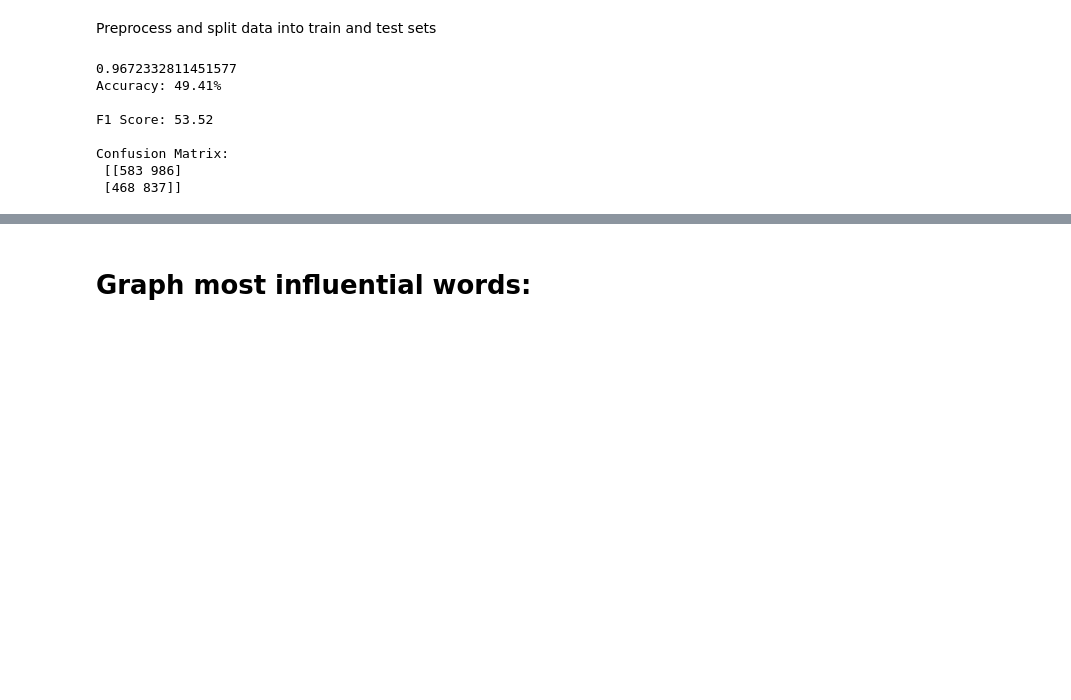
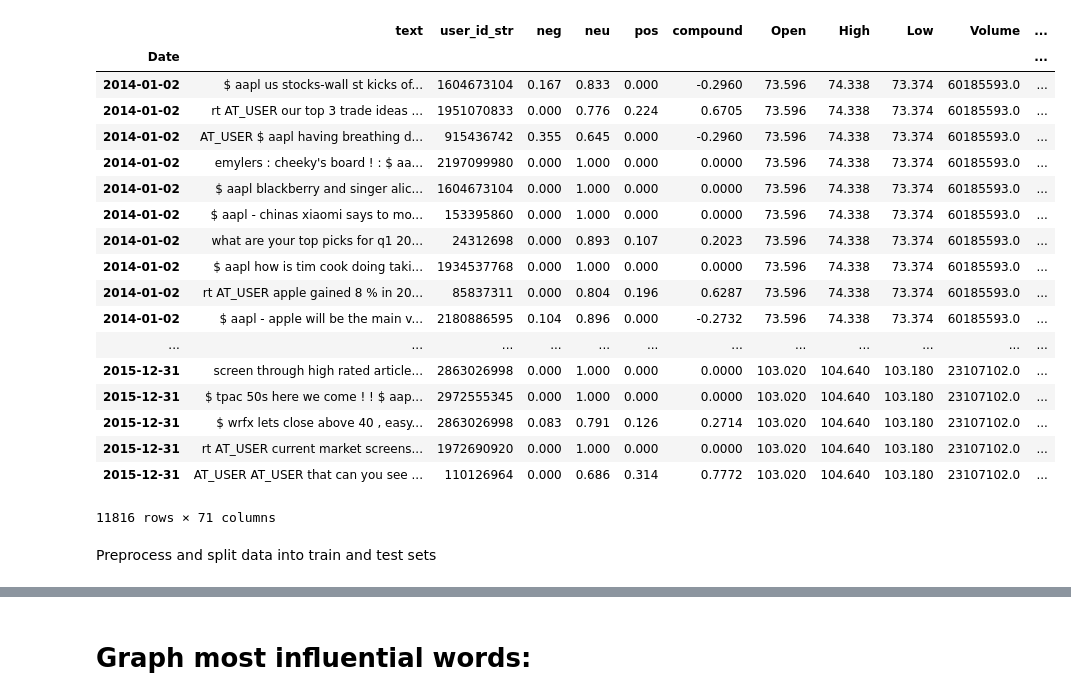
Before and after one commit to tariqrahmani08/CPSC571project, a Jupyter notebook: test-Copy1.ipynb, the cells around one changed output, grey strips where cells are left out. Cells and saved outputs as stored; diff of their text form; code cells hidden in the pictures; blank space fills up the shorter version.

```diff
--- a/test-Copy1.ipynb
+++ b/test-Copy1.ipynb
@@ -54,8 +54,18 @@ mydateparser = lambda x: pd.datetime.strptime(x[:10] + " " + x[-4:], "%a %b %d %
 
 # Read in text data and stock data
 df = pd.read_csv('Data/Tweets/apple_tweets.csv', parse_dates=[1], date_parser=mydateparser)
+# df = pd.read_csv(apple_headlines, parse_dates=[1])
+df = df.set_index(['Date'])
+
+df_new = pd.DataFrame()
+
+for _, group in df.groupby(df.index):
+    n = 50 if len(group) >= 50 else len(group)
+    df_new = pd.concat([df_new, group.sample(n)])
+
+#df = df_new
 df[['neg', 'neu', 'pos', 'compound']] =  df.apply(label_sentiment, axis=1)
-# df = pd.read_csv(apple_headlines, parse_dates=[1])
+
 stock = pd.read_csv('aapl_indicators.us.txt', parse_dates=[0])
 stock['yesterday_close'] = stock['Close'].shift()
 stock['value'] = stock.apply(lambda row: label_stocks(row), axis=1)
@@ -88,4 +98,26 @@ else:
 
 df = df.set_index(['Date'])
 df.sort_index(inplace=True)
+# %%
+df
+# %% [output]
+|  | text | user_id_str | neg | neu | pos | compound | Open | High | Low | Volume | ... |
+| Date |  |  |  |  |  |  |  |  |  |  | ... |
+| 2014-01-02 | $ aapl us stocks-wall st kicks of... | 1604673104 | 0.167 | 0.833 | 0.000 | -0.2960 | 73.596 | 74.338 | 73.374 | 60185593.0 | ... |
+| 2014-01-02 | rt AT_USER our top 3 trade ideas ... | 1951070833 | 0.000 | 0.776 | 0.224 | 0.6705 | 73.596 | 74.338 | 73.374 | 60185593.0 | ... |
+| 2014-01-02 | AT_USER $ aapl having breathing d... | 915436742 | 0.355 | 0.645 | 0.000 | -0.2960 | 73.596 | 74.338 | 73.374 | 60185593.0 | ... |
+| 2014-01-02 | emylers : cheeky's board ! : $ aa... | 2197099980 | 0.000 | 1.000 | 0.000 | 0.0000 | 73.596 | 74.338 | 73.374 | 60185593.0 | ... |
+| 2014-01-02 | $ aapl blackberry and singer alic... | 1604673104 | 0.000 | 1.000 | 0.000 | 0.0000 | 73.596 | 74.338 | 73.374 | 60185593.0 | ... |
+| 2014-01-02 | $ aapl - chinas xiaomi says to mo... | 153395860 | 0.000 | 1.000 | 0.000 | 0.0000 | 73.596 | 74.338 | 73.374 | 60185593.0 | ... |
+| 2014-01-02 | what are your top picks for q1 20... | 24312698 | 0.000 | 0.893 | 0.107 | 0.2023 | 73.596 | 74.338 | 73.374 | 60185593.0 | ... |
+| 2014-01-02 | $ aapl how is tim cook doing taki... | 1934537768 | 0.000 | 1.000 | 0.000 | 0.0000 | 73.596 | 74.338 | 73.374 | 60185593.0 | ... |
+| 2014-01-02 | rt AT_USER apple gained 8 % in 20... | 85837311 | 0.000 | 0.804 | 0.196 | 0.6287 | 73.596 | 74.338 | 73.374 | 60185593.0 | ... |
+| 2014-01-02 | $ aapl - apple will be the main v... | 2180886595 | 0.104 | 0.896 | 0.000 | -0.2732 | 73.596 | 74.338 | 73.374 | 60185593.0 | ... |
+| ... | ... | ... | ... | ... | ... | ... | ... | ... | ... | ... | ... |
+| 2015-12-31 | screen through high rated article... | 2863026998 | 0.000 | 1.000 | 0.000 | 0.0000 | 103.020 | 104.640 | 103.180 | 23107102.0 | ... |
+| 2015-12-31 | $ tpac 50s here we come ! ! $ aap... | 2972555345 | 0.000 | 1.000 | 0.000 | 0.0000 | 103.020 | 104.640 | 103.180 | 23107102.0 | ... |
+| 2015-12-31 | $ wrfx lets close above 40 , easy... | 2863026998 | 0.083 | 0.791 | 0.126 | 0.2714 | 103.020 | 104.640 | 103.180 | 23107102.0 | ... |
+| 2015-12-31 | rt AT_USER current market screens... | 1972690920 | 0.000 | 1.000 | 0.000 | 0.0000 | 103.020 | 104.640 | 103.180 | 23107102.0 | ... |
+| 2015-12-31 | AT_USER AT_USER that can you see ... | 110126964 | 0.000 | 0.686 | 0.314 | 0.7772 | 103.020 | 104.640 | 103.180 | 23107102.0 | ... |
+11816 rows × 71 columns
 # %%
@@ -109,39 +139,6 @@ y = df.loc[:, 'value']
 # Avoid having same days in train and test set
 X_train, y_train = shuffle(X.loc[:'2015-07-26'], y.loc[:'2015-07-26'])
 X_test, y_test = shuffle(X.loc['2015-07-27':], y.loc['2015-07-27':])
-# %%
-model = Pipeline([
-    ('features', FeatureUnion([
-            ('numeric_features', Pipeline([
-                ('selector', get_numeric_data)
-            ])),
-               ('text_features', Pipeline([
-                  ('selector', get_text_data),
-                  ('vec',  vect)
-              ]))
-         ])),
-    ('clf', LinearSVC(class_weight='balanced', max_iter=3000, penalty='l1', dual=False)),
-    #('clf', KNeighborsClassifier(n_neighbors=3)),
-    #('clf', LinearSVC(class_weight='balanced', fit_intercept=False, penalty='l1', dual=False, C=0.1)),
-])
-
-model.fit(X_train, y_train)
-print(model.score(X_train, y_train))
-y_pred = model.predict(X_test)
-
-print("Accuracy: {:.2f}%".format(accuracy_score(y_test, y_pred) * 100))
-print("\nF1 Score: {:.2f}".format(f1_score(y_test, y_pred) * 100))
-
-print("\nConfusion Matrix:\n", confusion_matrix(y_test, y_pred), "\n")
-# %% [output]
-0.9672332811451577
-Accuracy: 49.41%
-
-F1 Score: 53.52
-
-Confusion Matrix:
- [[583 986]
- [468 837]]
 # %%
 X_train
 # %% [output]
```
Also changed, not shown: parts of 17 cells of this notebook.
